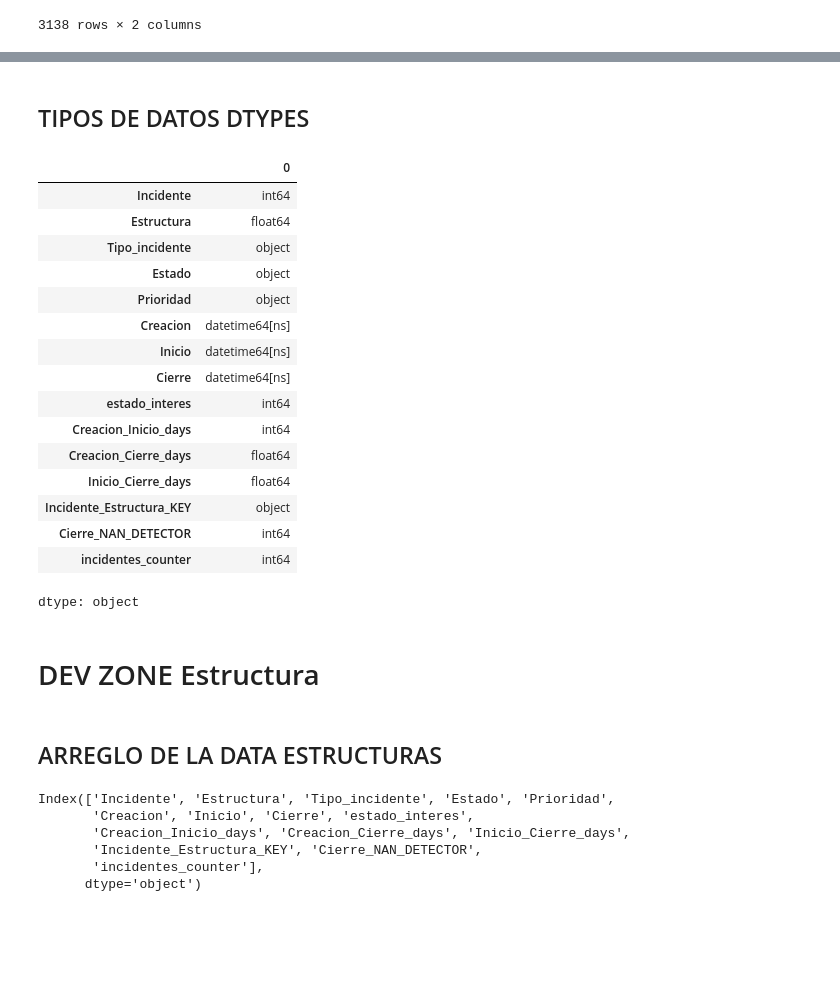
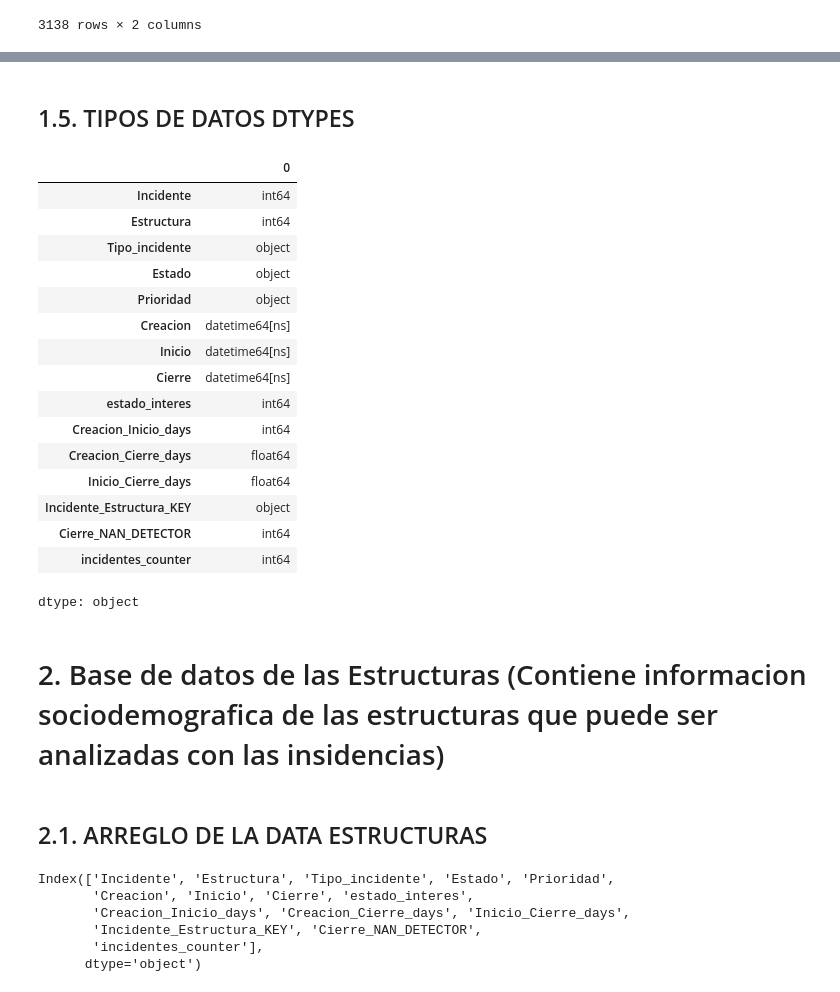
Before and after one commit to WMARBAR/CProgram_incidencias, a Jupyter notebook: constructor4_proyecto_II.ipynb, the cells around one changed output, grey strips where cells are left out. Cells and saved outputs as stored; diff of their text form; code cells hidden in the pictures; blank space fills up the shorter version.

```diff
--- a/constructor4_proyecto_II.ipynb
+++ b/constructor4_proyecto_II.ipynb
@@ -446,27 +498,29 @@ dtype: int64
 # %% [markdown]
-## TIPOS DE DATOS DTYPES
+## 1.5. TIPOS DE DATOS DTYPES
-# %%
-df_incidentes.dtypes
-# %% [output]
-|  | 0 |
-| Incidente | int64 |
-| Estructura | float64 |
-| Tipo_incidente | object |
-| Estado | object |
-| Prioridad | object |
-| Creacion | datetime64[ns] |
-| Inicio | datetime64[ns] |
-| Cierre | datetime64[ns] |
-| estado_interes | int64 |
-| Creacion_Inicio_days | int64 |
-| Creacion_Cierre_days | float64 |
-| Inicio_Cierre_days | float64 |
-| Incidente_Estructura_KEY | object |
-| Cierre_NAN_DETECTOR | int64 |
-| incidentes_counter | int64 |
-dtype: object
-# %% [markdown]
-# DEV ZONE Estructura
+# %%
+# dtypes del df arreglado
+df_incidentes['Estructura']=df_incidentes['Estructura'].astype(int)
+df_incidentes.dtypes
+# %% [output]
+|  | 0 |
+| Incidente | int64 |
+| Estructura | int64 |
+| Tipo_incidente | object |
+| Estado | object |
+| Prioridad | object |
+| Creacion | datetime64[ns] |
+| Inicio | datetime64[ns] |
+| Cierre | datetime64[ns] |
+| estado_interes | int64 |
+| Creacion_Inicio_days | int64 |
+| Creacion_Cierre_days | float64 |
+| Inicio_Cierre_days | float64 |
+| Incidente_Estructura_KEY | object |
+| Cierre_NAN_DETECTOR | int64 |
+| incidentes_counter | int64 |
+dtype: object
+# %% [markdown]
+# 2. Base de datos de las Estructuras (Contiene informacion sociodemografica de las estructuras que puede ser analizadas con las insidencias)
 # %% [markdown]
-## ARREGLO DE LA DATA ESTRUCTURAS
+## 2.1. ARREGLO DE LA DATA ESTRUCTURAS
 # %%
```
Also changed, not shown: parts of 20 cells of this notebook.
